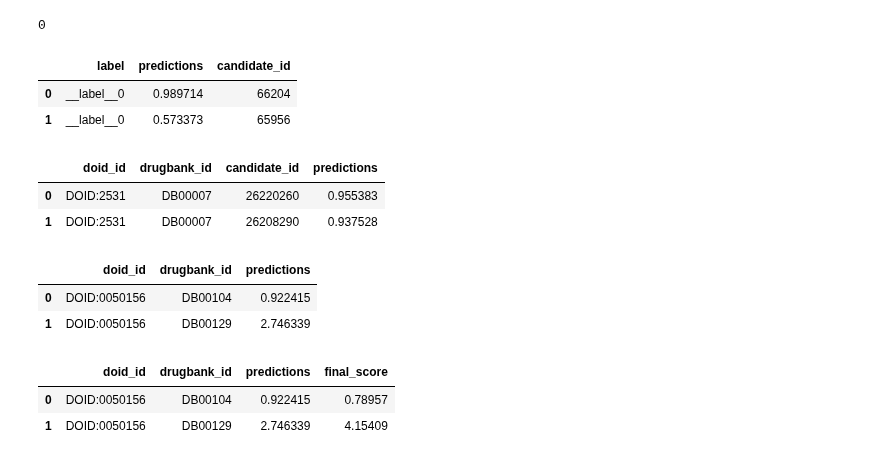
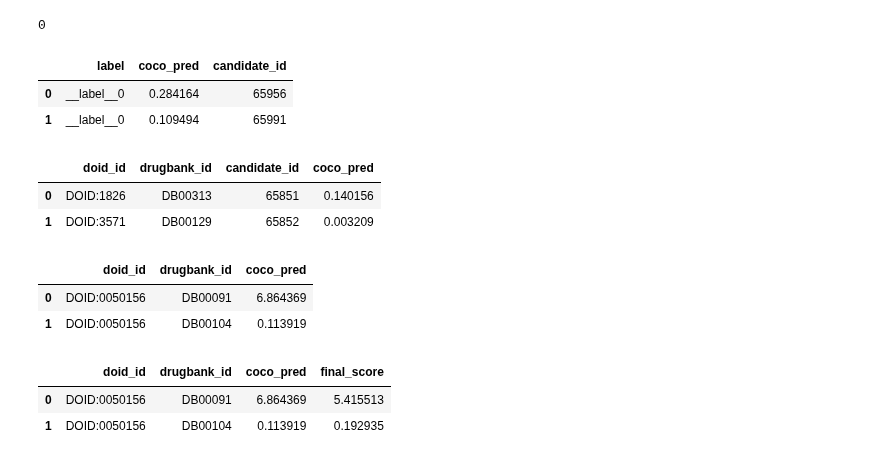
Before and after one commit to greenelab/snorkeling, a Jupyter notebook: compound_disease/compound_treats_disease/literature_models/coco_score/coco_score.ipynb, the cells around one changed output. Cells and saved outputs as stored; diff of their text form; code cells hidden in the pictures.

Commit message:
finalized lit model and edge pred

```diff
--- a/compound_disease/compound_treats_disease/literature_models/coco_score/coco_score.ipynb
+++ b/compound_disease/compound_treats_disease/literature_models/coco_score/coco_score.ipynb
@@ -58,4 +22,4 @@ quick_load = True
 # %%
-total_candidates_df = pd.read_table("../../dataset_statistics/results/all_ctd_map.tsv.xz")
+total_candidates_df = pd.read_csv("input/all_ctd_candidates.tsv.xz", sep="\t").sort_values("candidate_id")
 total_candidates_df.head(2)
 # %% [output]
@@ -88,5 +52,5 @@ distant_supervision_marginals.head(2)
 # %%
-all_embedded_cd_df = pd.read_table("../../word_vector_experiment/results/all_embedded_cd_sentences.tsv.xz")
+all_embedded_cd_df = pd.read_csv("input/all_embedded_cd_sentences_fixed.tsv", sep="\t")
 all_embedded_cd_df.head(2)
 # %% [output]
 |  | 0 | 1 | 2 | 3 | 4 | 5 | 6 | 7 | 8 | 9 | ... | ... |
@@ -252,42 +207,50 @@ os.system("../../../../../fastText/fasttext predict-prob ctd_model.bin all_cd_se
 # %% [output]
 0
 # %%
-predictions_df = pd.read_table("all_cd_sentences_predictions.tsv", header=None, names=["label", "predictions"], sep=" ")
-predictions_df['candidate_id'] = all_embedded_cd_df.candidate_id.values
+predictions_df = (
+    pd.read_csv(
+        "output/all_cd_sentences_predictions.tsv",
+        header=None, sep=" ",
+        names=["label", "coco_pred"]
+    )
+    .assign(candidate_id=all_embedded_cd_df.drop(1652505).candidate_id.values.tolist())
+    .assign(coco_pred=lambda x: 1 - x.coco_pred)
+    .assign(coco_pred=lambda x: x.coco_pred.clip(0,1) + 1e-5)
+)
 predictions_df.head(2)
 # %% [output]
-|  | label | predictions | candidate_id |
-| 0 | __label__0 | 0.989714 | 66204 |
-| 1 | __label__0 | 0.573373 | 65956 |
+|  | label | coco_pred | candidate_id |
+| 0 | __label__0 | 0.284164 | 65956 |
+| 1 | __label__0 | 0.109494 | 65991 |
 # %%
 final_pred_df = (
     total_candidates_df
     [["doid_id", "drugbank_id", "candidate_id"]]
-    .merge(predictions_df[["predictions", "candidate_id"]])
+    .merge(predictions_df[["coco_pred", "candidate_id"]])
 )
 final_pred_df.head(2)
 # %% [output]
-|  | doid_id | drugbank_id | candidate_id | predictions |
-| 0 | DOID:2531 | DB00007 | 26220260 | 0.955383 |
-| 1 | DOID:2531 | DB00007 | 26208290 | 0.937528 |
+|  | doid_id | drugbank_id | candidate_id | coco_pred |
+| 0 | DOID:1826 | DB00313 | 65851 | 0.140156 |
+| 1 | DOID:3571 | DB00129 | 65852 | 0.003209 |
 # %%
 added_scores_df = (
     final_pred_df
     .groupby(["doid_id", "drugbank_id"])
-    .aggregate({"predictions": 'sum'})
+    .aggregate({"coco_pred": 'sum'})
     .reset_index()
 )
 added_scores_df.head(2)
 # %% [output]
-|  | doid_id | drugbank_id | predictions |
-| 0 | DOID:0050156 | DB00104 | 0.922415 |
-| 1 | DOID:0050156 | DB00129 | 2.746339 |
+|  | doid_id | drugbank_id | coco_pred |
+| 0 | DOID:0050156 | DB00091 | 6.864369 |
+| 1 | DOID:0050156 | DB00104 | 0.113919 |
 # %%
-total_score = added_scores_df.predictions.sum()
-disease_scores = added_scores_df.groupby("doid_id").agg({"predictions":"sum"}).reset_index()
-disease_scores = dict(zip(disease_scores.doid_id, disease_scores.predictions))
-drug_scores = added_scores_df.groupby("drugbank_id").agg({"predictions":"sum"}).reset_index()
-drug_scores = dict(zip(drug_scores.drugbank_id, drug_scores.predictions))
+total_score = added_scores_df.coco_pred.sum()
+disease_scores = added_scores_df.groupby("doid_id").agg({"coco_pred":"sum"}).reset_index()
+disease_scores = dict(zip(disease_scores.doid_id, disease_scores.coco_pred))
+drug_scores = added_scores_df.groupby("drugbank_id").agg({"coco_pred":"sum"}).reset_index()
+drug_scores = dict(zip(drug_scores.drugbank_id, drug_scores.coco_pred))
 
 alpha=0.65
 
@@ -295,8 +258,8 @@ final_scores_df = added_scores_df.assign(
     final_score=(
         added_scores_df.apply(
             lambda x: pd.np.exp(
-                    alpha*pd.np.log(x['predictions']) + (1-alpha)*(
-                    pd.np.log(x['predictions']) + pd.np.log(total_score) -
+                    alpha*pd.np.log(x['coco_pred']) + (1-alpha)*(
+                    pd.np.log(x['coco_pred']) + pd.np.log(total_score) -
                     pd.np.log(disease_scores[x['doid_id']]) - pd.np.log(drug_scores[x['drugbank_id']])
                 )
             ),
@@ -306,9 +269,9 @@ final_scores_df = added_scores_df.assign(
 )
 final_scores_df.head(2)
 # %% [output]
-|  | doid_id | drugbank_id | predictions | final_score |
-| 0 | DOID:0050156 | DB00104 | 0.922415 | 0.78957 |
-| 1 | DOID:0050156 | DB00129 | 2.746339 | 4.15409 |
+|  | doid_id | drugbank_id | coco_pred | final_score |
+| 0 | DOID:0050156 | DB00091 | 6.864369 | 5.415513 |
+| 1 | DOID:0050156 | DB00104 | 0.113919 | 0.192935 |
 # %%
 score_with_labels_df = (
     final_scores_df
```
Also changed, not shown: parts of 32 cells of this notebook, 21 other files.
